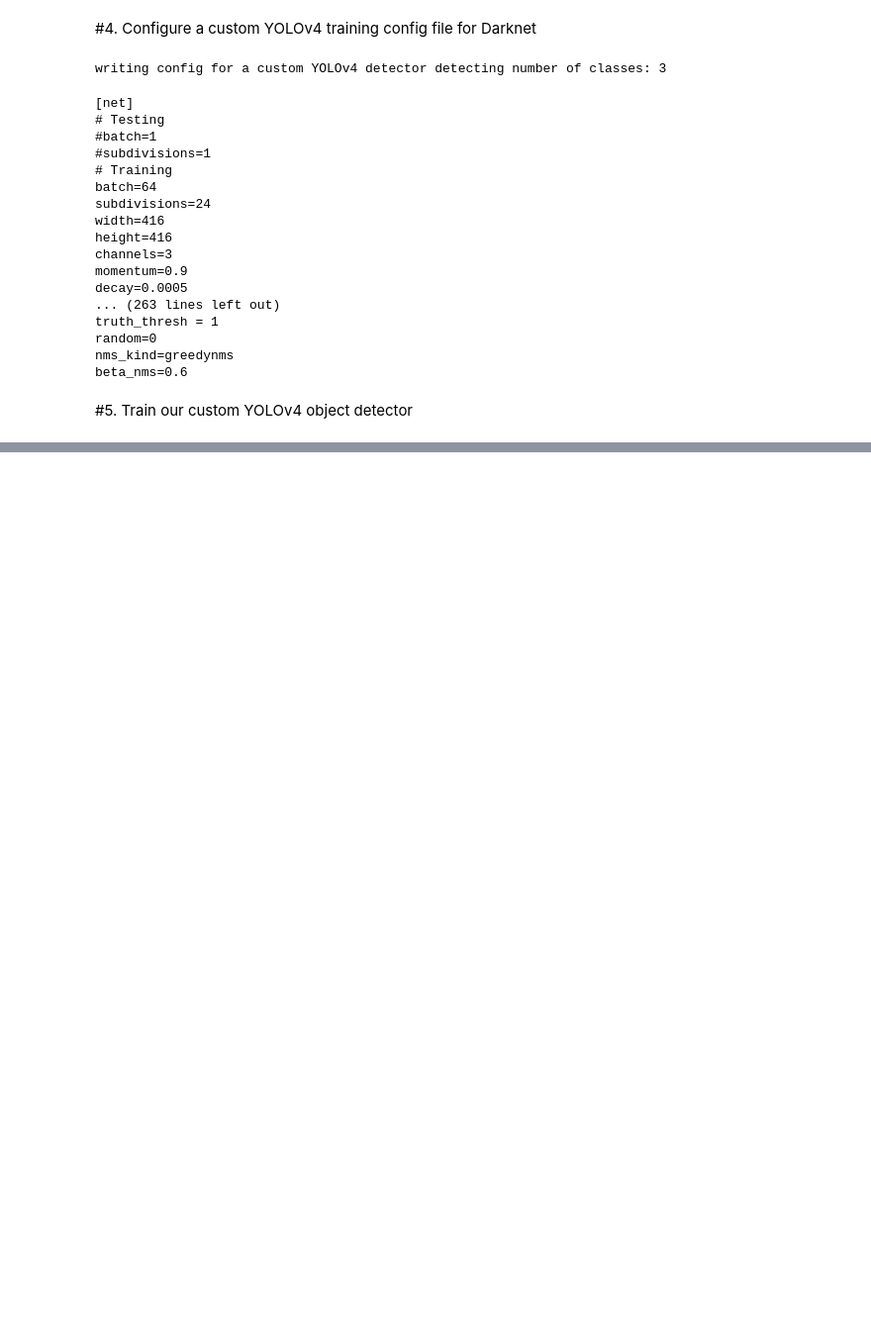
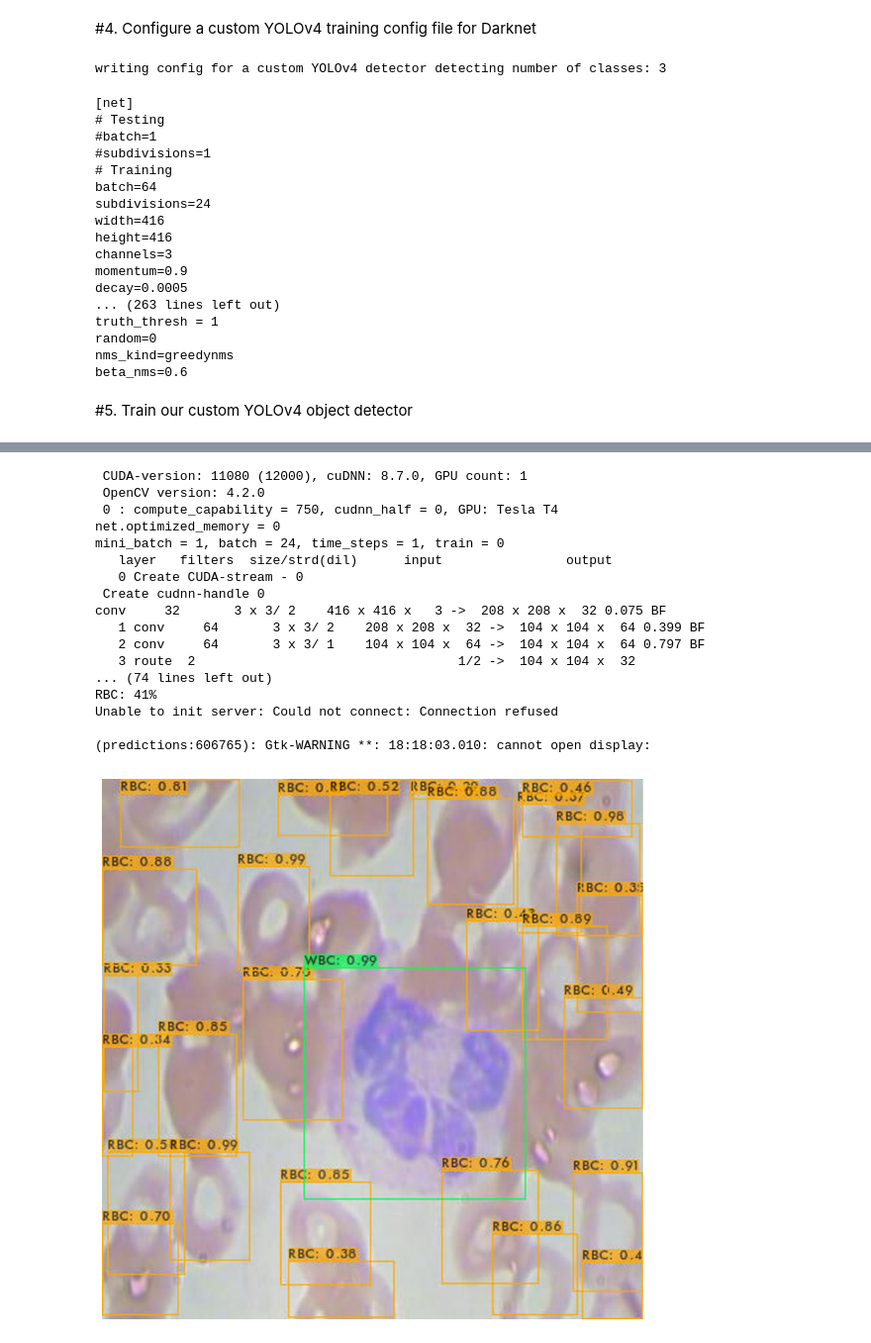
Before and after one commit to 1zuu/advanced-computer-vision-2023, a Jupyter notebook: object detection/1_yolov4_tiny_object_detection_training_public_data.ipynb, the cells around one changed output, grey strips where cells are left out. Shown at 99% size. Cells and saved outputs as stored; diff of their text form; code cells hidden in the pictures; blank space fills up the shorter version.

```diff
--- a/object detection/1_yolov4_tiny_object_detection_training_public_data.ipynb
+++ b/object detection/1_yolov4_tiny_object_detection_training_public_data.ipynb
@@ -610,0 +684,17 @@ CMakeLists.txt  Makefile                yolov4-tiny.weights
+# %%
+#define utility function
+def imShow(path):
+  import cv2
+  import matplotlib.pyplot as plt
+  %matplotlib inline
+
+  image = cv2.imread(path)
+  height, width = image.shape[:2]
+  resized_image = cv2.resize(image,(3*width, 3*height), interpolation = cv2.INTER_CUBIC)
+
+  fig = plt.gcf()
+  fig.set_size_inches(18, 10)
+  plt.axis("off")
+  #plt.rcParams['figure.figsize'] = [10, 5]
+  plt.imshow(cv2.cvtColor(resized_image, cv2.COLOR_BGR2RGB))
+  plt.show()
@@ -610,0 +736,29 @@ CMakeLists.txt  Makefile                yolov4-tiny.weights
+# %%
+#/test has images that we can test our detector on
+# test_images = [f for f in os.listdir('test') if f.endswith('.jpg')]
+# import random
+# img_path = "test/" + random.choice(test_images);
+img_path = "/content/darknet/data/obj/BloodImage_00000_jpg.rf.e21935d8c30ce5909c4452d3eb0880ae.jpg"
+
+#test out our detector!
+!./darknet detect cfg/custom-yolov4-tiny-detector.cfg backup/custom-yolov4-tiny-detector_best.weights {img_path} -dont-show
+imShow('/content/darknet/predictions.jpg')
+# %% [output]
+ CUDA-version: 11080 (12000), cuDNN: 8.7.0, GPU count: 1
+ OpenCV version: 4.2.0
+ 0 : compute_capability = 750, cudnn_half = 0, GPU: Tesla T4
+net.optimized_memory = 0
+mini_batch = 1, batch = 24, time_steps = 1, train = 0
+   layer   filters  size/strd(dil)      input                output
+   0 Create CUDA-stream - 0
+ Create cudnn-handle 0
+conv     32       3 x 3/ 2    416 x 416 x   3 ->  208 x 208 x  32 0.075 BF
+   1 conv     64       3 x 3/ 2    208 x 208 x  32 ->  104 x 104 x  64 0.399 BF
+   2 conv     64       3 x 3/ 1    104 x 104 x  64 ->  104 x 104 x  64 0.797 BF
+   3 route  2                                  1/2 ->  104 x 104 x  32
+... (74 lines left out)
+RBC: 41%
+Unable to init server: Could not connect: Connection refused
+
+(predictions:606765): Gtk-WARNING **: 18:18:03.010: cannot open display:
+[figure, added]
```
Also changed, not shown: parts of 21 cells of this notebook.
